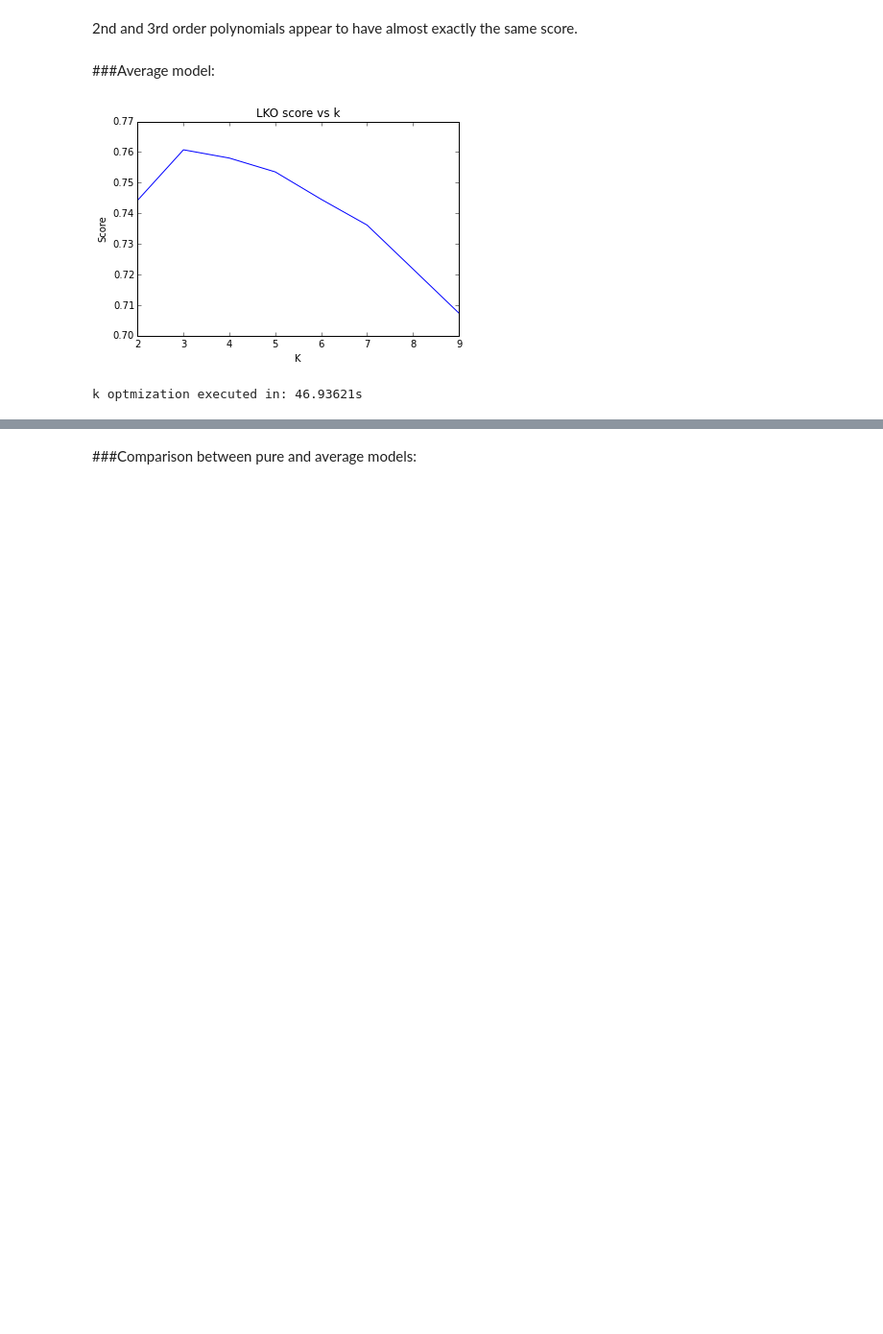
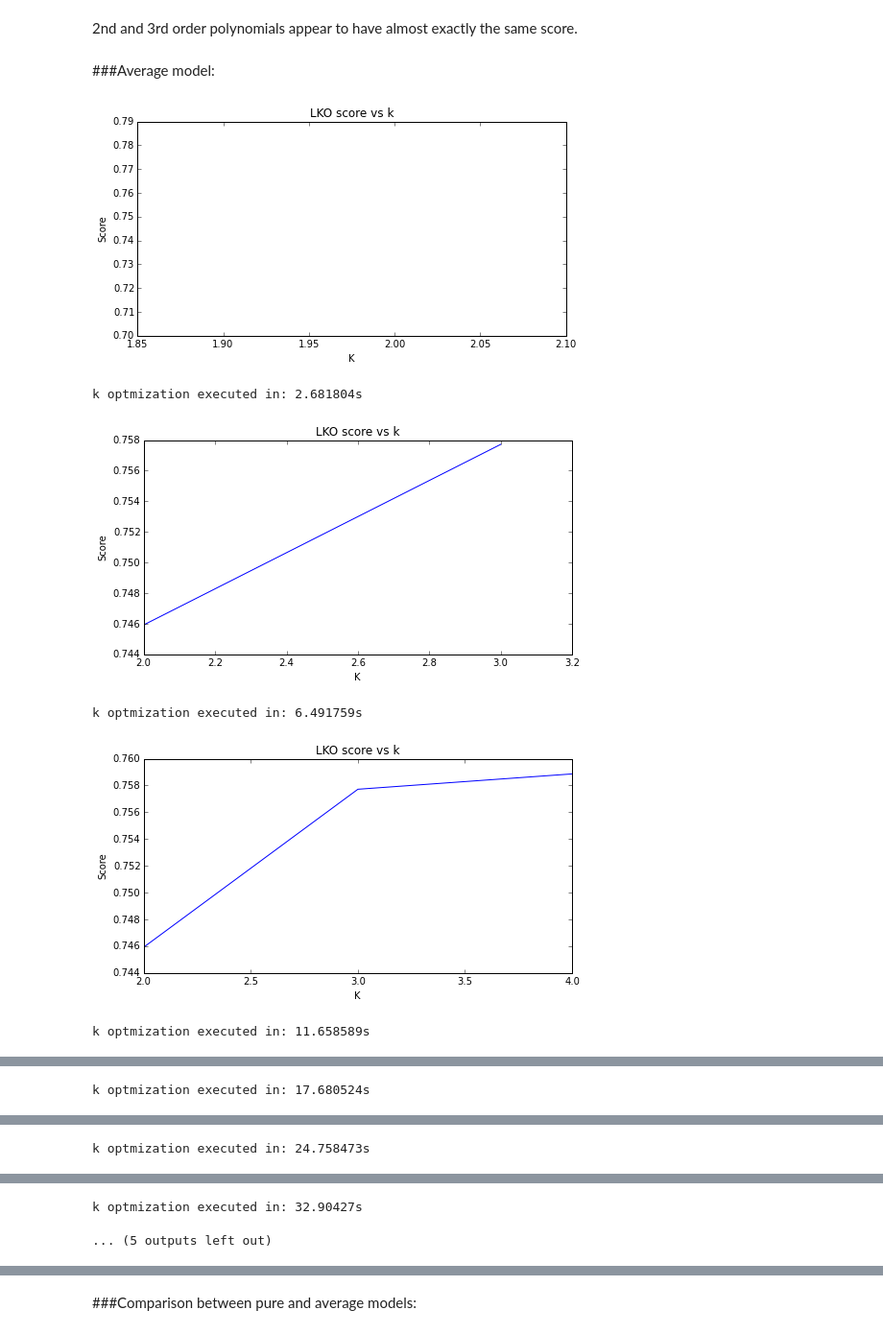
Before and after one commit to alex-miller-0/masters_notebooks, a Jupyter notebook: python/4_quantitative_feature_sets.ipynb, the cells around one changed output, grey strips where cells are left out. Shown at 96% size. Saved outputs shown, nothing was run; the diff lists cells and outputs as text; code cells hidden in the pictures; blank space fills up the shorter version.

```diff
--- a/python/4_quantitative_feature_sets.ipynb
+++ b/python/4_quantitative_feature_sets.ipynb
@@ -43,6 +49,6 @@ f = df[pd.notnull(data['EA_A']) & pd.notnull(data['EA_B']) & pd.notnull(data['r_
           & pd.notnull(data['avg_EA_B']) & pd.notnull(data['avg_r_A']) & pd.notnull(data['avg_r_B'])
           & pd.notnull(data['avg_d_count_B']) & pd.notnull(data['dk_star'])]
 X = f[ ['EA_A', 'EA_B', 'r_A', 'r_B', 'd_count_B', 'avg_EA_A', 'avg_EA_B', 'avg_r_A',
-        'avg_r_B', 'avg_d_count_B' ]]
+        'avg_r_B', 'avg_d_count_B', 'tol_factor', 'r_critical' ]]
 
 y = f['dk_star']
@@ -129,7 +170,11 @@ Polynomial order optimization executed in: 79.991863s
 avg_x = np.array(X[['avg_r_B', 'avg_EA_B', 'avg_d_count_B']])
 avg_y = np.array([y]).T
 # %%
-optimize_k(1000, len(avg_y), avg_x, avg_y)
+optimize_k(1000, len(avg_y), avg_x, avg_y, False)
 # %% [output]
-[figure, old version]
+[figure, new version]
-k optmization executed in: 46.93621s
+k optmization executed in: 2.681804s
+[figure, added]
+k optmization executed in: 6.491759s
+[figure, added]
+k optmization executed in: 11.658589s
@@ -135,0 +182 @@ k optmization executed in: 46.93621s
+k optmization executed in: 17.680524s
@@ -135,0 +184 @@ k optmization executed in: 46.93621s
+k optmization executed in: 24.758473s
@@ -136 +186,3 @@ k optmization executed in: 46.93621s
+k optmization executed in: 32.90427s
+... (5 outputs left out)
 # %%
```
Also changed, not shown: parts of 14 cells of this notebook, 3 other files.
